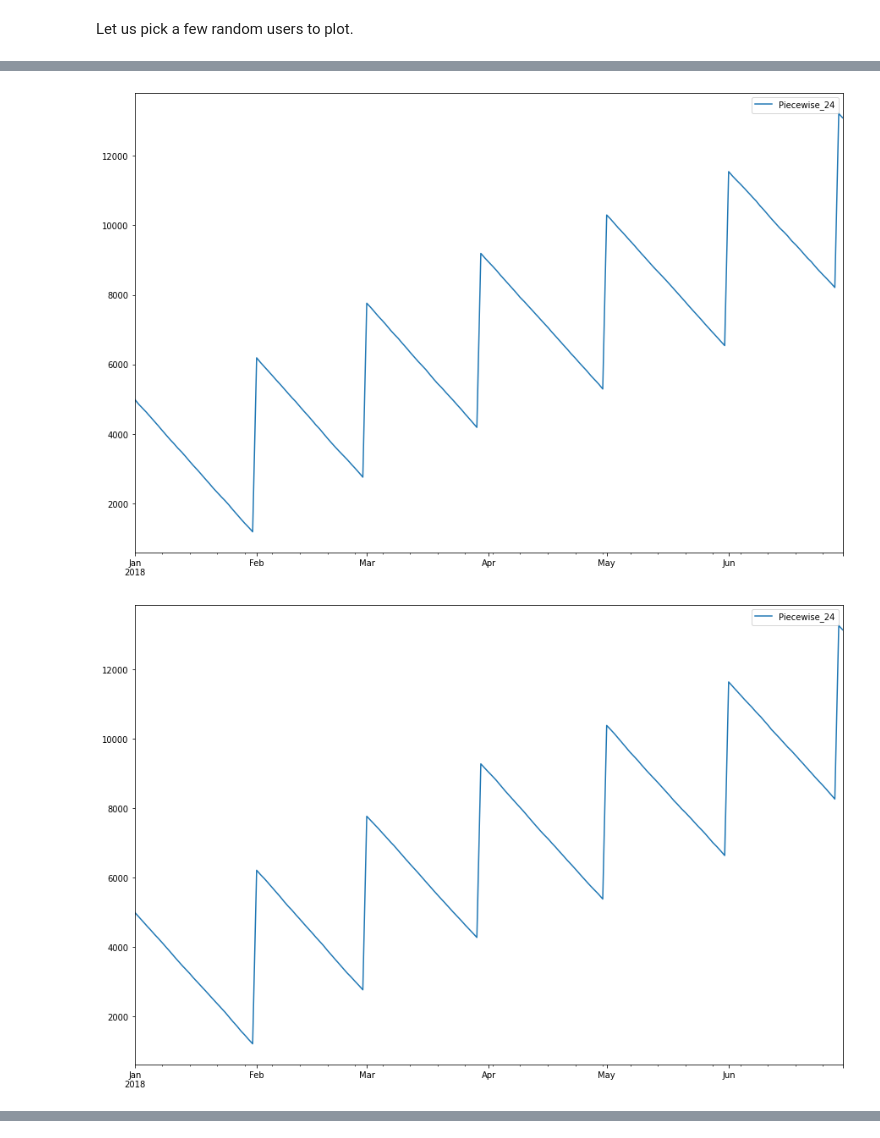
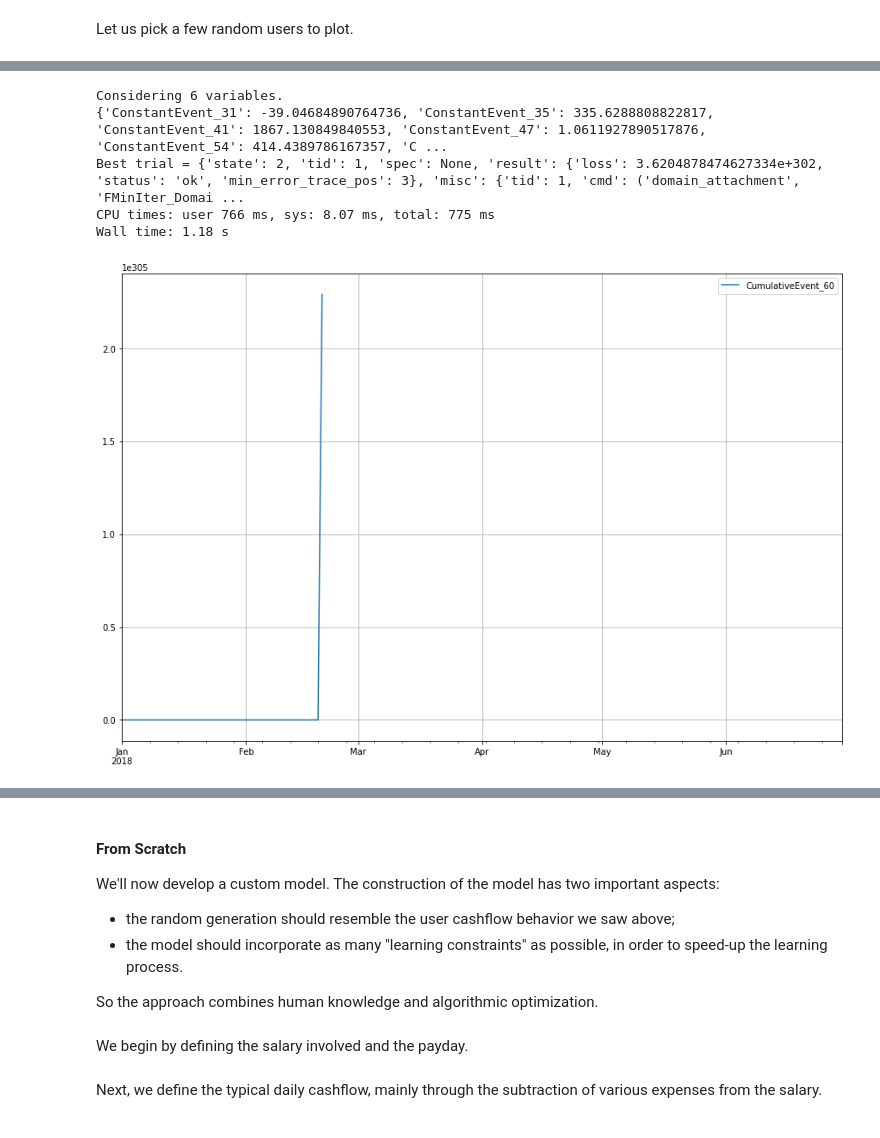
Before and after one commit to paulosalem/time-blender, a Jupyter notebook: notebooks/examples_learning.ipynb, the cells around one changed output, grey strips where cells are left out. Cells and saved outputs as stored; diff of their text form; code cells hidden in the pictures.

```diff
--- a/notebooks/examples_learning.ipynb
+++ b/notebooks/examples_learning.ipynb
@@ -27,10 +25,0 @@ Let us define a helper function to generate and plot the models.
-# %%
-def generate_and_plot(models, start_date=pd.Timestamp(2018, 1, 1), end_date=pd.Timestamp(2018, 6, 30),
-                      n=1, freq='D'):
-
-    data = generate(models, start_date, end_date, n=n, freq=freq)
-
-    # plot
-    for i in range(0, n):
-        data[i].plot()
-        plt.show()
@@ -177,0 +118,8 @@ Here's the result.
+# %%
+model_arima = ClassicModels.arima(3, 0,
+                                  constant=ConstantEvent(30000),
+                                  ar_coefs=[-0.4, -0.3, 0.2],
+                                  error_mean=0, error_std=5000,
+                                  capture_parent_value=True)
+
+generate_and_plot(model_arima, n=2, start_date=start_date, end_date=start_date + pd.DateOffset(days=300))
@@ -178,6 +129,26 @@ Here's the result.
+# %%
+%%time
+#model_arima.generalize_from_observations(observed_traces,
+#                                   max_optimization_evals=100,
+#                                   upper_bound=1, lower_bound=-1,
+#                                   n_simulations=1,
+#                                   error_strategy = 'best_trace')
+
+model_arima.generalize_from_observations(observed_traces,
+                                   max_optimization_evals=2,
+                                   n_simulations=3,
+                                   error_strategy = 'best_trace',
+                                   error_metric= 'mae',
+                                   sample_proportion=0.1,
+                                   verbose=True)
+# %% [output]
+Considering 6 variables.
+{'ConstantEvent_31': -39.04684890764736, 'ConstantEvent_35': 335.6288808822817, 'ConstantEvent_41': 1867.130849840553, 'ConstantEvent_47': 1.0611927890517876, 'ConstantEvent_54': 414.4389786167357, 'C ...
+Best trial = {'state': 2, 'tid': 1, 'spec': None, 'result': {'loss': 3.6204878474627334e+302, 'status': 'ok', 'min_error_trace_pos': 3}, 'misc': {'tid': 1, 'cmd': ('domain_attachment', 'FMinIter_Domai ...
+CPU times: user 766 ms, sys: 8.07 ms, total: 775 ms
+Wall time: 1.18 s
 # %%
-generate_and_plot(model, n=10, start_date=pd.Timestamp(2018, 1, 1), end_date=pd.Timestamp(2018, 6, 30),
+generate_and_plot(model_arima, n=1, start_date=pd.Timestamp(2018, 1, 1), end_date=pd.Timestamp(2018, 6, 30),
                   freq='D')
 # %% [output]
-[figure, old version]
+[figure, new version]
-[figure, removed]
@@ -191,0 +155,11 @@ generate_and_plot(model, n=10, start_date=pd.Timestamp(2018, 1, 1), end_date=pd.
+# %% [markdown]
+#### From Scratch
+
+We'll now develop a custom model. The construction of the model has two important aspects:
+
+  - the random generation should resemble the user cashflow behavior we saw above;
+  - the model should incorporate as many "learning constraints" as possible, in order to speed-up the learning process.
+
+So the approach combines human knowledge and algorithmic optimization.
+# %% [markdown]
+We begin by defining the salary involved and the payday.
@@ -191,0 +175,2 @@ generate_and_plot(model, n=10, start_date=pd.Timestamp(2018, 1, 1), end_date=pd.
+# %% [markdown]
+Next, we define the typical daily cashflow, mainly through the subtraction of various expenses from the salary.
```
Also changed, not shown: parts of 42 cells of this notebook, 20 other files.
